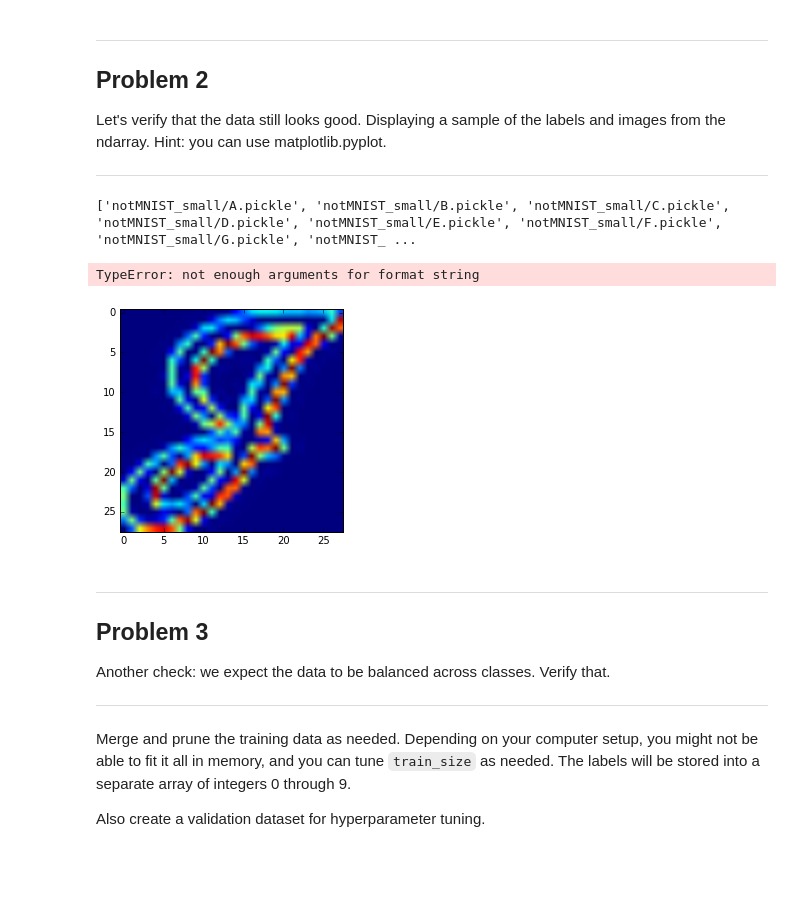
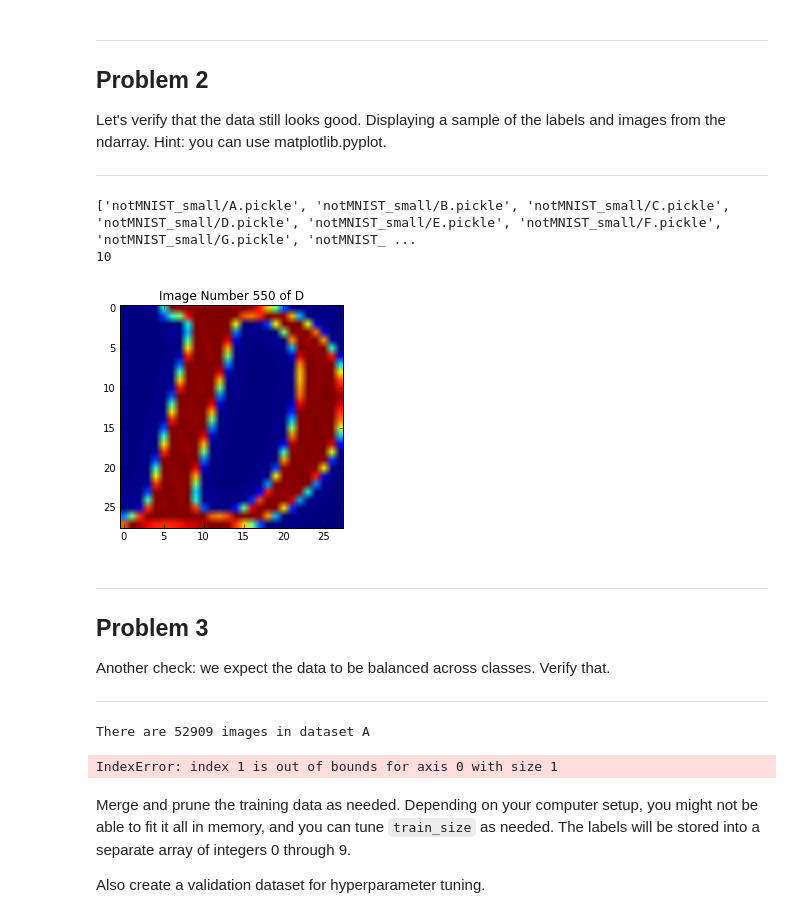
Before and after one commit to philbort/Deep_Learning_Google, a Jupyter notebook: L1_Machine_Learning_to_Deep_Learning/1_notmnist.ipynb, the cells around one changed output. Drawn from its saved outputs; the diff is of its cells as text; code cells hidden in the pictures; blank space fills up the shorter version.

```diff
--- a/L1_Machine_Learning_to_Deep_Learning/1_notmnist.ipynb
+++ b/L1_Machine_Learning_to_Deep_Learning/1_notmnist.ipynb
@@ -235,19 +235,20 @@ Let's verify that the data still looks good. Displaying a sample of the labels a
 # %%
 # Test_datasets has smaller images and loads much faster
 print(test_datasets)
 # Choose a random letter
-i = random.randint(0, 9)
+i = random.randint(0, len(test_datasets)-1)  # randint is inclusive
 # Load the images
 with open(test_datasets[i], 'rb') as f:
     letter_set = pickle.load(f)
-# Display the first image
+# Choose a random image
 j = random.randint(0, len(letter_set) - 1)
+# Display the image
 plt.imshow(letter_set[j])
-plt.title("The %d th Image of %s" %j+1,chr(ord('A')+i))
+plt.title("Image Number %d of %s" %(j,chr(ord('A')+i)))
 # %% [output]
 ['notMNIST_small/A.pickle', 'notMNIST_small/B.pickle', 'notMNIST_small/C.pickle', 'notMNIST_small/D.pickle', 'notMNIST_small/E.pickle', 'notMNIST_small/F.pickle', 'notMNIST_small/G.pickle', 'notMNIST_ ...
+10
-TypeError: not enough arguments for format string
-[figure, old version]
+[figure, new version]
 # %% [markdown]
 ---
 Problem 3
@@ -255,6 +256,21 @@ Problem 3
 Another check: we expect the data to be balanced across classes. Verify that.
 
 ---
+# %%
+def check_data_balance(dataset):
+    # Initialize the array for the output image count
+    num_of_images = np.ndarray(shape=(len(dataset),1), dtype=int)
+    for i in range(0, len(dataset)):
+        with open(dataset[i], 'rb') as f:
+            letter_set = pickle.load(f)
+        num_of_images[i] = len(letter_set)
+        print("There are %d images in dataset %s" %(len(letter_set), chr(ord('A')+i)))
+    return num_of_images
+num_of_train_images = check_data_balance(train_datasets)
+num_of_test_images = check_data_balance(test_datasets)
+# %% [output]
+There are 52909 images in dataset A
+IndexError: index 1 is out of bounds for axis 0 with size 1
 # %% [markdown]
 Merge and prune the training data as needed. Depending on your computer setup, you might not be able to fit it all in memory, and you can tune `train_size` as needed. The labels will be stored into a separate array of integers 0 through 9.
 
```
